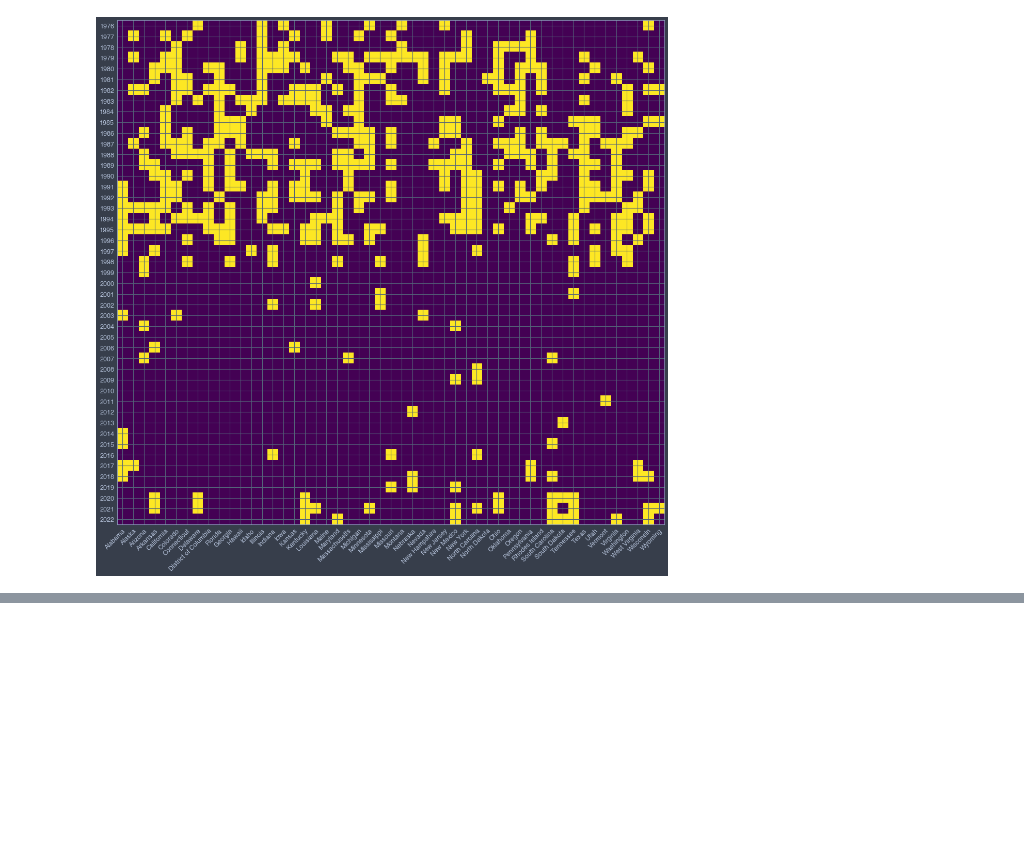
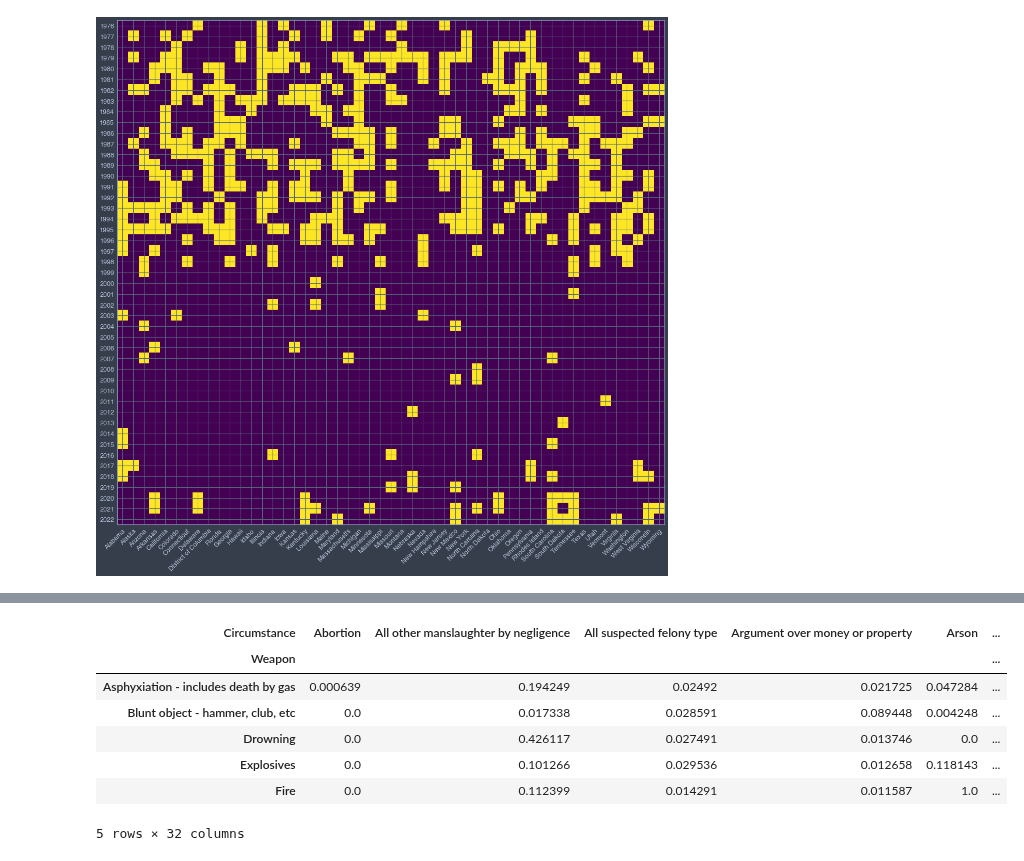
Before and after one commit to fadeeva/weird_projects, a Jupyter notebook: Serial_Killers/Outliers_in_Murder_Accountability_Project.ipynb, the cells around one changed output, grey strips where cells are left out. Drawn from its saved outputs; the diff is of its cells as text; code cells hidden in the pictures; blank space fills up the shorter version.

```diff
--- a/Serial_Killers/Outliers_in_Murder_Accountability_Project.ipynb
+++ b/Serial_Killers/Outliers_in_Murder_Accountability_Project.ipynb
@@ -356,0 +376,21 @@ plt.setp(ax.get_xticklabels(), rotation=45, ha="right", rotation_mode="anchor");
+# %%
+min_max_scaler = preprocessing.MinMaxScaler()
+def make_it_min_max(df):
+    min_max_ = pd.DataFrame(index=df.index, columns=df.columns)
+
+    for i in range(len(df.index)):
+        min_max_.iloc[i] = min_max_scaler.fit_transform(df.iloc[i].to_frame())[:, 0]
+
+    return min_max_
+# %%
+min_max_w_c = make_it_min_max(weapon_circum)
+min_max_w_c.head()
+# %% [output]
+| Circumstance | Abortion | All other manslaughter by negligence | All suspected felony type | Argument over money or property | Arson | ... |
+| Weapon |  |  |  |  |  | ... |
+| Asphyxiation - includes death by gas | 0.000639 | 0.194249 | 0.02492 | 0.021725 | 0.047284 | ... |
+| Blunt object - hammer, club, etc | 0.0 | 0.017338 | 0.028591 | 0.089448 | 0.004248 | ... |
+| Drowning | 0.0 | 0.426117 | 0.027491 | 0.013746 | 0.0 | ... |
+| Explosives | 0.0 | 0.101266 | 0.029536 | 0.012658 | 0.118143 | ... |
+| Fire | 0.0 | 0.112399 | 0.014291 | 0.011587 | 1.0 | ... |
+5 rows × 32 columns
```
Also changed, not shown: parts of 10 cells of this notebook, 1 other file.
